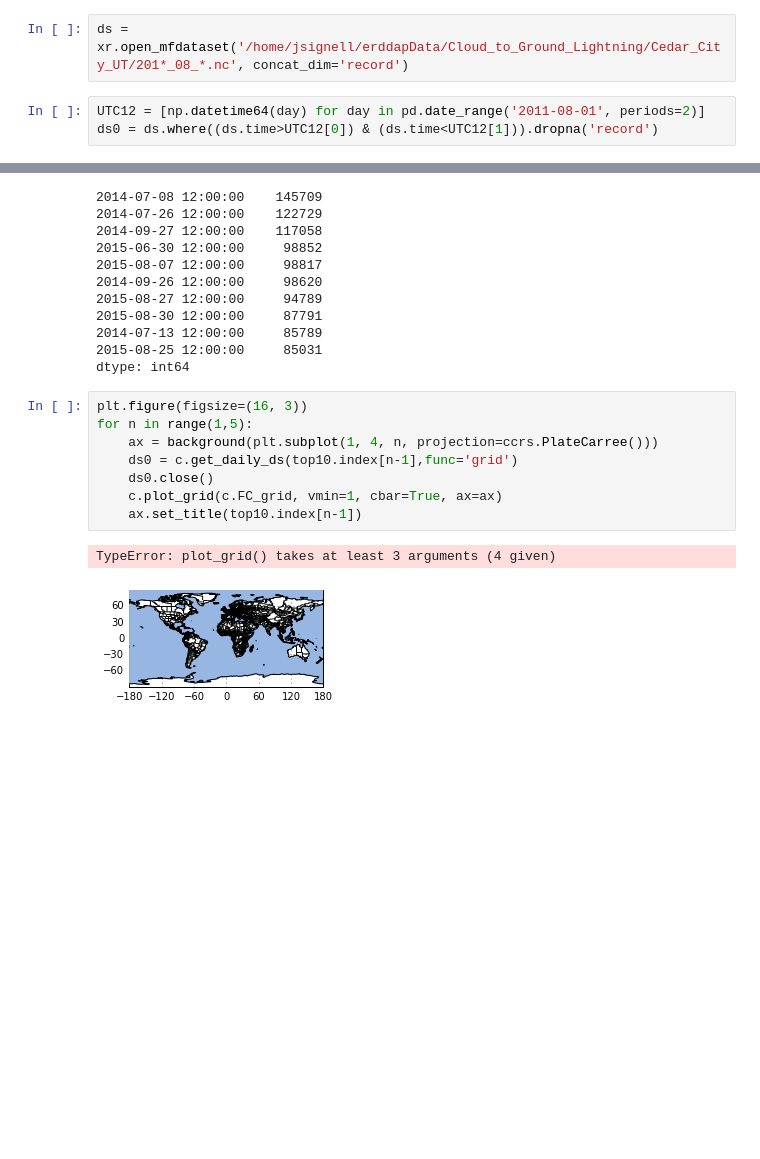
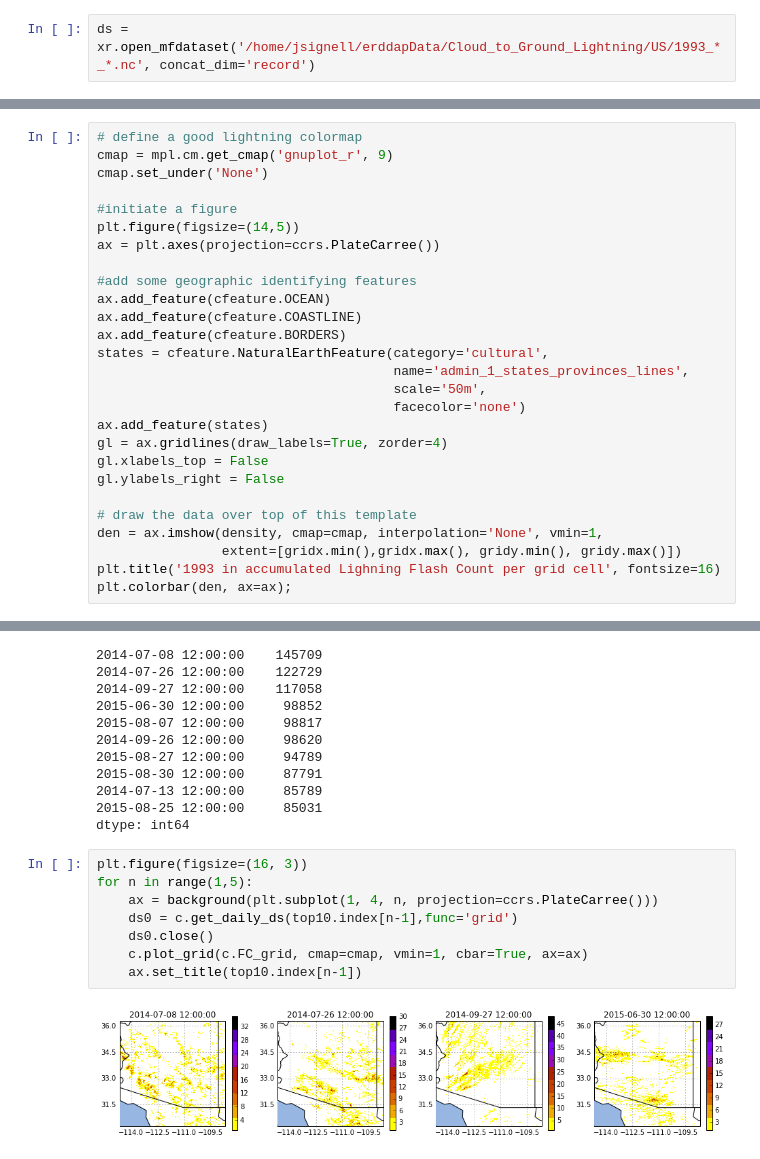
Before and after one commit to jsignell/lightning-tools, a Jupyter notebook: Regional Climatology.ipynb, the cells around one changed output, grey strips where cells are left out. Drawn from its saved outputs; the diff is of its cells as text; blank space fills up the shorter version.

```diff
--- a/Regional Climatology.ipynb
+++ b/Regional Climatology.ipynb
@@ -27,5 +31,2 @@ Do we want to implement something like this? If we do, then should we just look
 # %%
-ds = xr.open_mfdataset('/home/jsignell/erddapData/Cloud_to_Ground_Lightning/Cedar_City_UT/201*_08_*.nc', concat_dim='record')
+ds = xr.open_mfdataset('/home/jsignell/erddapData/Cloud_to_Ground_Lightning/US/1993_*_*.nc', concat_dim='record')
-# %%
-UTC12 = [np.datetime64(day) for day in pd.date_range('2011-08-01', periods=2)]
-ds0 = ds.where((ds.time>UTC12[0]) & (ds.time<UTC12[1])).dropna('record')
@@ -60,0 +47,27 @@ plt.colorbar(den, ax=ax)
+# %%
+# define a good lightning colormap
+cmap = mpl.cm.get_cmap('gnuplot_r', 9)
+cmap.set_under('None')
+
+#initiate a figure
+plt.figure(figsize=(14,5))
+ax = plt.axes(projection=ccrs.PlateCarree())
+
+#add some geographic identifying features
+ax.add_feature(cfeature.OCEAN)
+ax.add_feature(cfeature.COASTLINE)
+ax.add_feature(cfeature.BORDERS)
+states = cfeature.NaturalEarthFeature(category='cultural',
+                                      name='admin_1_states_provinces_lines',
+                                      scale='50m',
+                                      facecolor='none')
+ax.add_feature(states)
+gl = ax.gridlines(draw_labels=True, zorder=4)
+gl.xlabels_top = False
+gl.ylabels_right = False
+
+# draw the data over top of this template
+den = ax.imshow(density, cmap=cmap, interpolation='None', vmin=1,
+                extent=[gridx.min(),gridx.max(), gridy.min(), gridy.max()])
+plt.title('1993 in accumulated Lighning Flash Count per grid cell', fontsize=16)
+plt.colorbar(den, ax=ax);
@@ -225,11 +236,10 @@ dtype: int64
 # %%
 plt.figure(figsize=(16, 3))
 for n in range(1,5):
     ax = background(plt.subplot(1, 4, n, projection=ccrs.PlateCarree()))
     ds0 = c.get_daily_ds(top10.index[n-1],func='grid')
     ds0.close()
-    c.plot_grid(c.FC_grid, vmin=1, cbar=True, ax=ax)
+    c.plot_grid(c.FC_grid, cmap=cmap, vmin=1, cbar=True, ax=ax)
     ax.set_title(top10.index[n-1])
 # %% [output]
-TypeError: plot_grid() takes at least 3 arguments (4 given)
-[figure, old version]
+[figure, new version]
```
Also changed, not shown: parts of 21 cells of this notebook.
